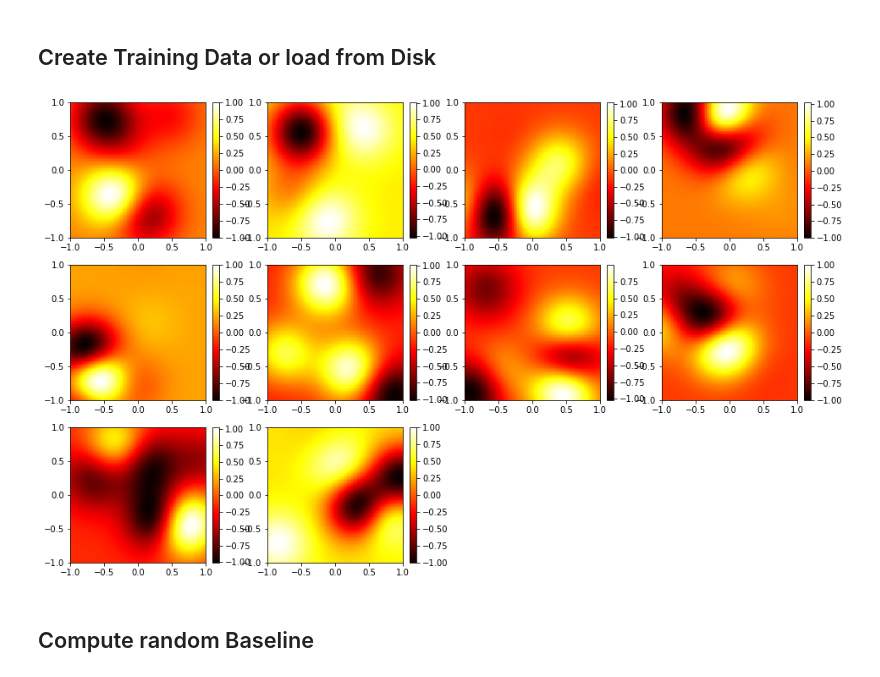
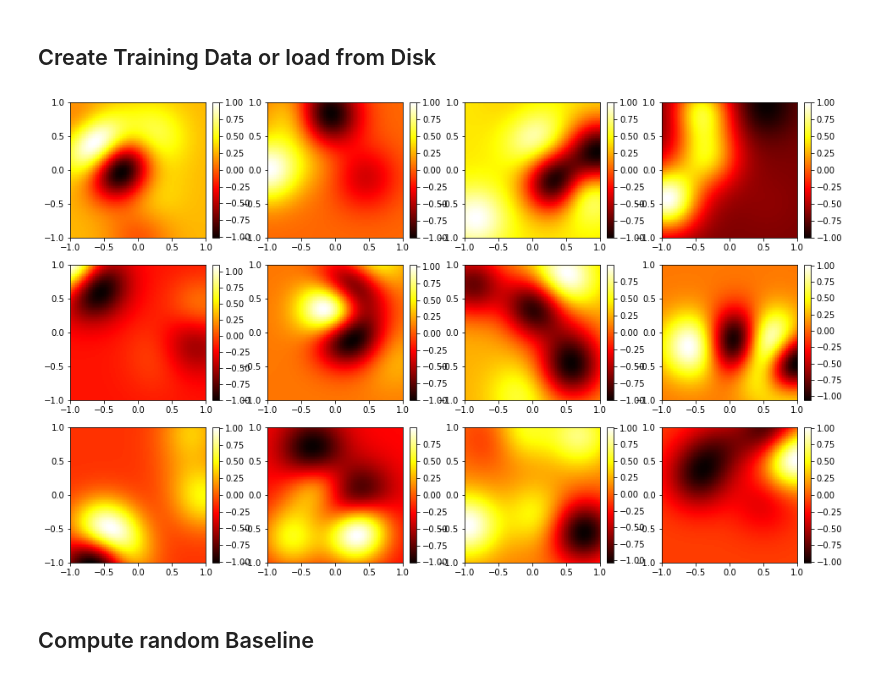
Before and after one commit to p16i/blackbox-optimization-using-rnns, a Jupyter notebook: BlackBoxOptimize.ipynb, the cells around one changed output. Saved outputs shown, nothing was run; the diff lists cells and outputs as text; code cells hidden in the pictures.

```diff
--- a/BlackBoxOptimize.ipynb
+++ b/BlackBoxOptimize.ipynb
@@ -63,9 +63,9 @@ data_train = (X_train, A_train, min_train, max_train)
 data_test = (X_test, A_test, min_test, max_test)
 # %%
 # Visualize Training Data
-if visualize: viz.plot_gp_data_sample(10, X_train, A_train, min_train, max_train, l, kernel, function)
+if visualize: viz.plot_gp_data_sample(12, X_train, A_train, min_train, max_train, l, kernel, function)
 # %% [output]
-[figure, old version]
+[figure, new version]
 # %% [markdown]
 ## Compute random Baseline
 # %%
```
Also changed, not shown: parts of 4 cells of this notebook, 2 other files.
